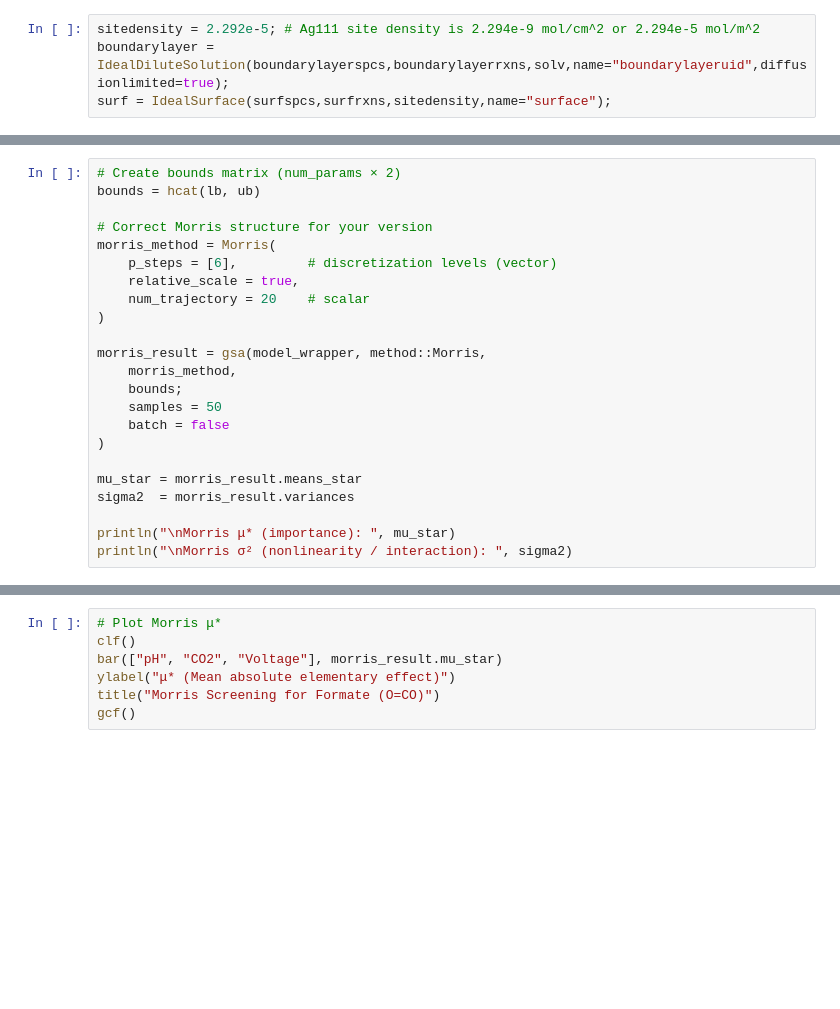
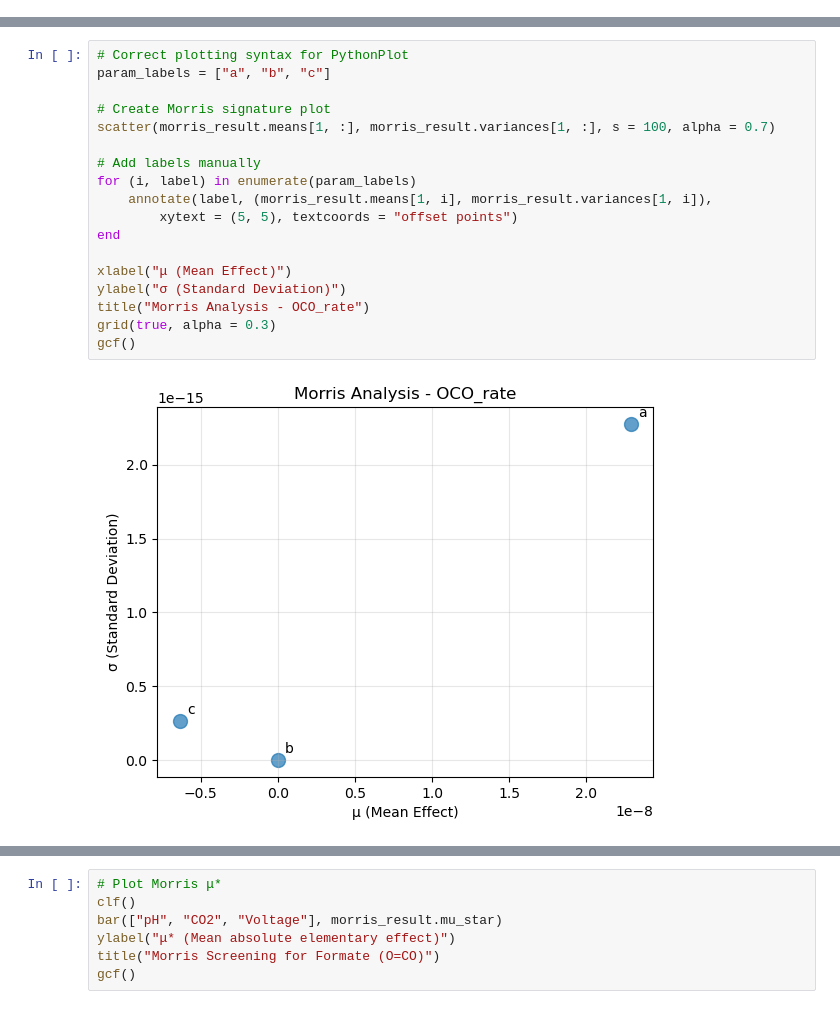
Before and after one commit to Torrie01/CO2_RR_RMG, a Jupyter notebook: CO2_Reduction_Ag/HER-Data/Validation/CO2RR_RMS_Sensitivity.ipynb, the cells around one changed output, grey strips where cells are left out. Cells and saved outputs as stored; diff of their text form; blank space fills up the shorter version.

Commit message:
GSA function adjusted
Adjusted the Morris GSA and it converged

```diff
--- a/CO2_Reduction_Ag/HER-Data/Validation/CO2RR_RMS_Sensitivity.ipynb
+++ b/CO2_Reduction_Ag/HER-Data/Validation/CO2RR_RMS_Sensitivity.ipynb
@@ -63,5 +23 @@ solv = outdict["Solvents"][1];
-# %%
-sitedensity = 2.292e-5; # Ag111 site density is 2.294e-9 mol/cm^2 or 2.294e-5 mol/m^2
-boundarylayer = IdealDiluteSolution(boundarylayerspcs,boundarylayerrxns,solv,name="boundarylayeruid",diffusionlimited=true);
-surf = IdealSurface(surfspcs,surfrxns,sitedensity,name="surface");
 # %%
@@ -210,23 +284,0 @@ Closest candidates are:
-# %%
-# Create bounds matrix (num_params × 2)
-bounds = hcat(lb, ub)
-
-# Correct Morris structure for your version
-morris_method = Morris(
-    p_steps = [6],         # discretization levels (vector)
-    relative_scale = true,
-    num_trajectory = 20    # scalar
-)
-
-morris_result = gsa(model_wrapper, method::Morris,
-    morris_method,
-    bounds;
-    samples = 50
-    batch = false
-)
-
-mu_star = morris_result.means_star
-sigma2  = morris_result.variances
-
-println("\nMorris μ* (importance): ", mu_star)
-println("\nMorris σ² (nonlinearity / interaction): ", sigma2)
@@ -415,0 +285,20 @@ println("sigma  (standard deviation of effects):   ", morris_result.sigma)
+# %%
+# Correct plotting syntax for PythonPlot
+param_labels = ["a", "b", "c"]
+
+# Create Morris signature plot
+scatter(morris_result.means[1, :], morris_result.variances[1, :], s = 100, alpha = 0.7)
+
+# Add labels manually
+for (i, label) in enumerate(param_labels)
+	annotate(label, (morris_result.means[1, i], morris_result.variances[1, i]),
+		xytext = (5, 5), textcoords = "offset points")
+end
+
+xlabel("μ (Mean Effect)")
+ylabel("σ (Standard Deviation)")
+title("Morris Analysis - OCO_rate")
+grid(true, alpha = 0.3)
+gcf()
+# %% [output]
+[figure, added]
```
Also changed, not shown: parts of 21 cells of this notebook.
